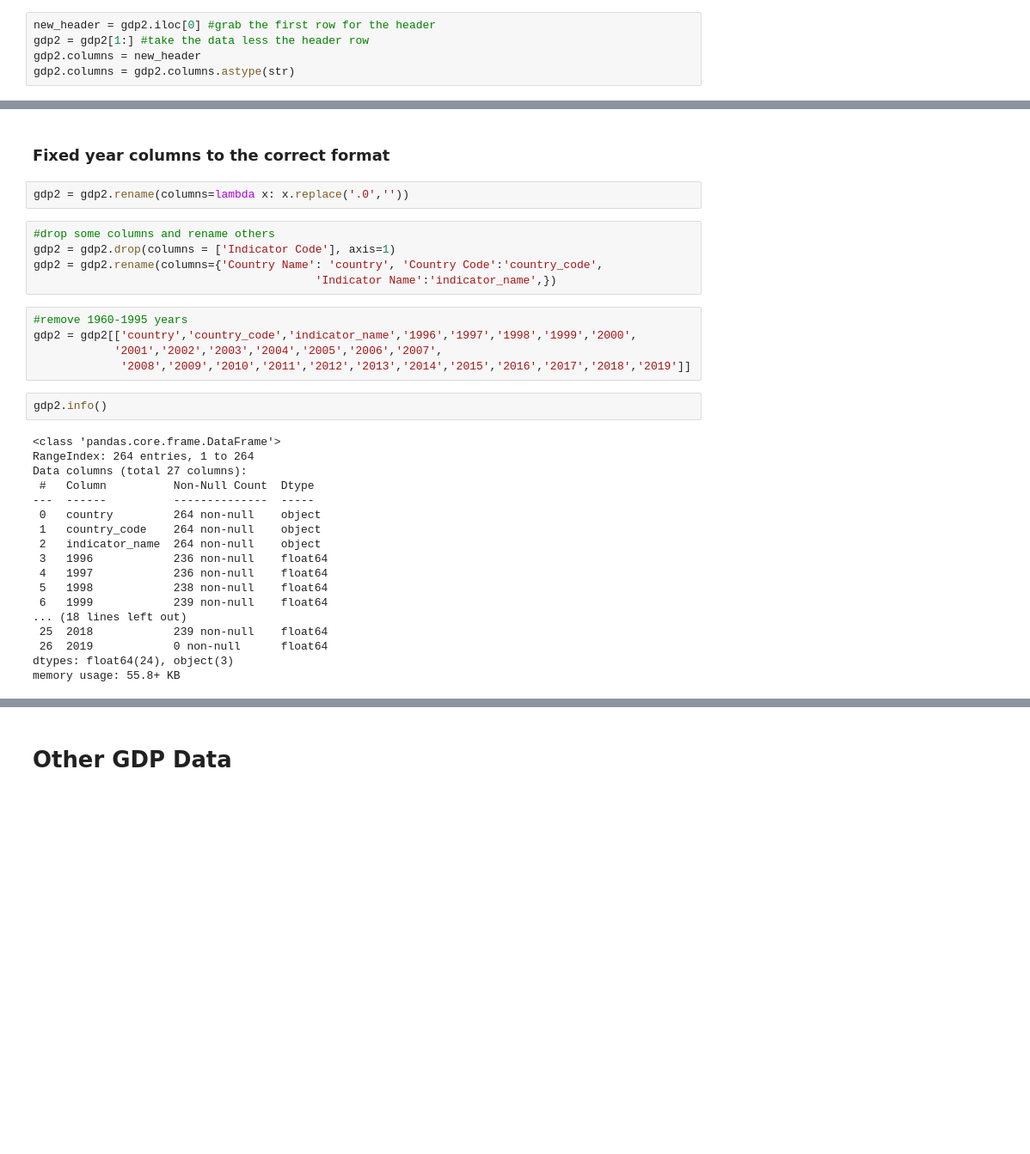
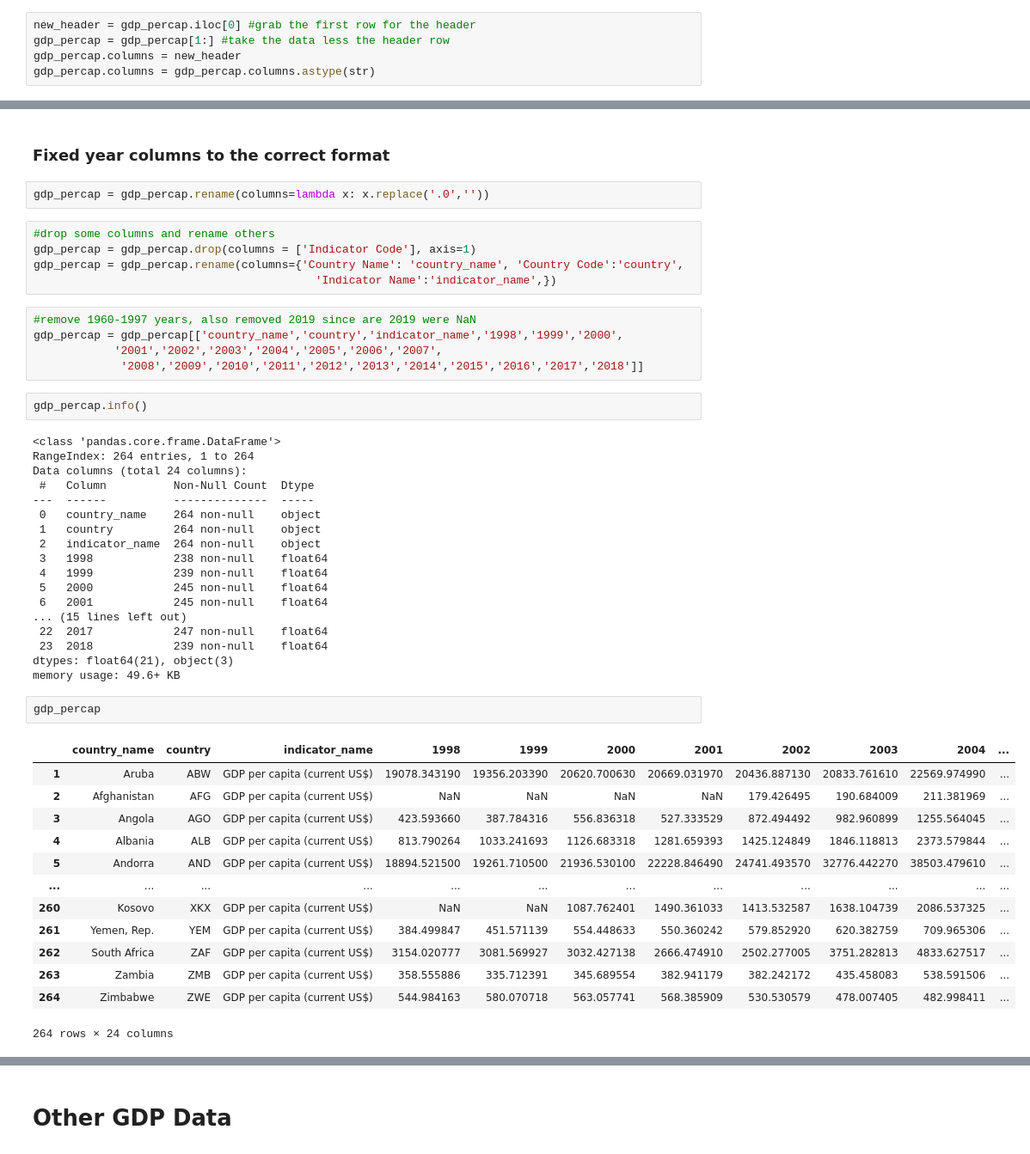
Before and after one commit to nmuldowney/nyc-marathon-capstone, a Jupyter notebook: notebooks/nyc_weather_and_gdp_eda.ipynb, the cells around one changed output, grey strips where cells are left out. Shown: that part at 86% size. Drawn from its saved outputs; the diff is of its cells as text; blank space fills up the shorter version.

```diff
--- a/notebooks/nyc_weather_and_gdp_eda.ipynb
+++ b/notebooks/nyc_weather_and_gdp_eda.ipynb
@@ -47,10 +59,10 @@ gdp2.head(3)
 # %% [markdown]
  ### Move header row up to the top row
 # %%
-new_header = gdp2.iloc[0] #grab the first row for the header
-gdp2 = gdp2[1:] #take the data less the header row
-gdp2.columns = new_header
-gdp2.columns = gdp2.columns.astype(str)
+new_header = gdp_percap.iloc[0] #grab the first row for the header
+gdp_percap = gdp_percap[1:] #take the data less the header row
+gdp_percap.columns = new_header
+gdp_percap.columns = gdp_percap.columns.astype(str)
 # %% [markdown]
 Note - Tried these 2 options first and they did not operate correctly here
     1. gdp2.columns= gdp2.columns.str.replace('.0 ',' ',regex=True) #this does not work
@@ -58,35 +70,51 @@ Note - Tried these 2 options first and they did not operate correctly here
 # %% [markdown]
 ### Fixed year columns to the correct format
 # %%
-gdp2 = gdp2.rename(columns=lambda x: x.replace('.0',''))
+gdp_percap = gdp_percap.rename(columns=lambda x: x.replace('.0',''))
 # %%
 #drop some columns and rename others
-gdp2 = gdp2.drop(columns = ['Indicator Code'], axis=1)
-gdp2 = gdp2.rename(columns={'Country Name': 'country', 'Country Code':'country_code',
+gdp_percap = gdp_percap.drop(columns = ['Indicator Code'], axis=1)
+gdp_percap = gdp_percap.rename(columns={'Country Name': 'country_name', 'Country Code':'country',
                                           'Indicator Name':'indicator_name',})
 # %%
-#remove 1960-1995 years
-gdp2 = gdp2[['country','country_code','indicator_name','1996','1997','1998','1999','2000',
+#remove 1960-1997 years, also removed 2019 since are 2019 were NaN
+gdp_percap = gdp_percap[['country_name','country','indicator_name','1998','1999','2000',
             '2001','2002','2003','2004','2005','2006','2007',
-             '2008','2009','2010','2011','2012','2013','2014','2015','2016','2017','2018','2019']]
+             '2008','2009','2010','2011','2012','2013','2014','2015','2016','2017','2018']]
 # %%
-gdp2.info()
+gdp_percap.info()
 # %% [output]
 <class 'pandas.core.frame.DataFrame'>
 RangeIndex: 264 entries, 1 to 264
-Data columns (total 27 columns):
+Data columns (total 24 columns):
  #   Column          Non-Null Count  Dtype
 ---  ------          --------------  -----
- 0   country         264 non-null    object
- 1   country_code    264 non-null    object
+ 0   country_name    264 non-null    object
+ 1   country         264 non-null    object
  2   indicator_name  264 non-null    object
- 3   1996            236 non-null    float64
- 4   1997            236 non-null    float64
- 5   1998            238 non-null    float64
- 6   1999            239 non-null    float64
-... (18 lines left out)
- 25  2018            239 non-null    float64
- 26  2019            0 non-null      float64
-dtypes: float64(24), object(3)
-memory usage: 55.8+ KB
+ 3   1998            238 non-null    float64
+ 4   1999            239 non-null    float64
+ 5   2000            245 non-null    float64
+ 6   2001            245 non-null    float64
+... (15 lines left out)
+ 22  2017            247 non-null    float64
+ 23  2018            239 non-null    float64
+dtypes: float64(21), object(3)
+memory usage: 49.6+ KB
+# %%
+gdp_percap
+# %% [output]
+|  | country_name | country | indicator_name | 1998 | 1999 | 2000 | 2001 | 2002 | 2003 | 2004 | ... |
+| 1 | Aruba | ABW | GDP per capita (current US$) | 19078.343190 | 19356.203390 | 20620.700630 | 20669.031970 | 20436.887130 | 20833.761610 | 22569.974990 | ... |
+| 2 | Afghanistan | AFG | GDP per capita (current US$) | NaN | NaN | NaN | NaN | 179.426495 | 190.684009 | 211.381969 | ... |
+| 3 | Angola | AGO | GDP per capita (current US$) | 423.593660 | 387.784316 | 556.836318 | 527.333529 | 872.494492 | 982.960899 | 1255.564045 | ... |
+| 4 | Albania | ALB | GDP per capita (current US$) | 813.790264 | 1033.241693 | 1126.683318 | 1281.659393 | 1425.124849 | 1846.118813 | 2373.579844 | ... |
+| 5 | Andorra | AND | GDP per capita (current US$) | 18894.521500 | 19261.710500 | 21936.530100 | 22228.846490 | 24741.493570 | 32776.442270 | 38503.479610 | ... |
+| ... | ... | ... | ... | ... | ... | ... | ... | ... | ... | ... | ... |
+| 260 | Kosovo | XKX | GDP per capita (current US$) | NaN | NaN | 1087.762401 | 1490.361033 | 1413.532587 | 1638.104739 | 2086.537325 | ... |
+| 261 | Yemen, Rep. | YEM | GDP per capita (current US$) | 384.499847 | 451.571139 | 554.448633 | 550.360242 | 579.852920 | 620.382759 | 709.965306 | ... |
+| 262 | South Africa | ZAF | GDP per capita (current US$) | 3154.020777 | 3081.569927 | 3032.427138 | 2666.474910 | 2502.277005 | 3751.282813 | 4833.627517 | ... |
+| 263 | Zambia | ZMB | GDP per capita (current US$) | 358.555886 | 335.712391 | 345.689554 | 382.941179 | 382.242172 | 435.458083 | 538.591506 | ... |
+| 264 | Zimbabwe | ZWE | GDP per capita (current US$) | 544.984163 | 580.070718 | 563.057741 | 568.385909 | 530.530579 | 478.007405 | 482.998411 | ... |
+264 rows × 24 columns
 # %%
```
Also changed, not shown: parts of 15 cells of this notebook, 1 other file.
